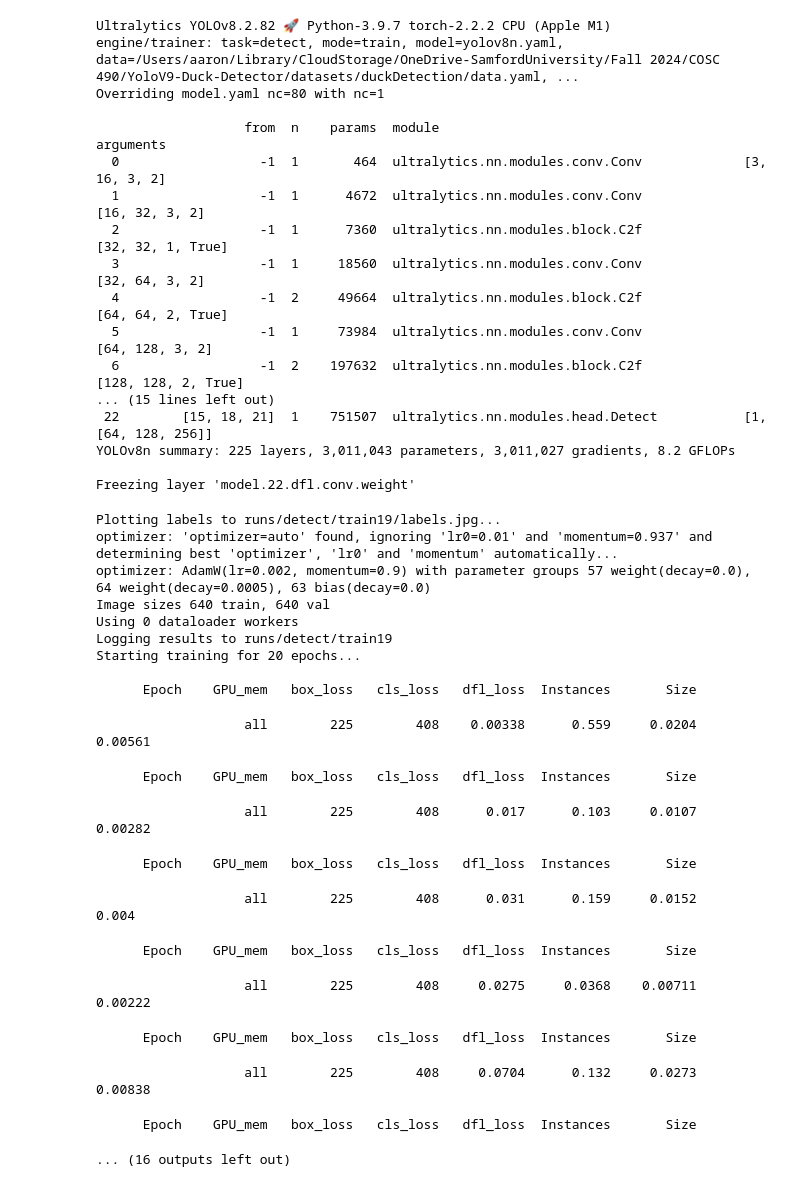
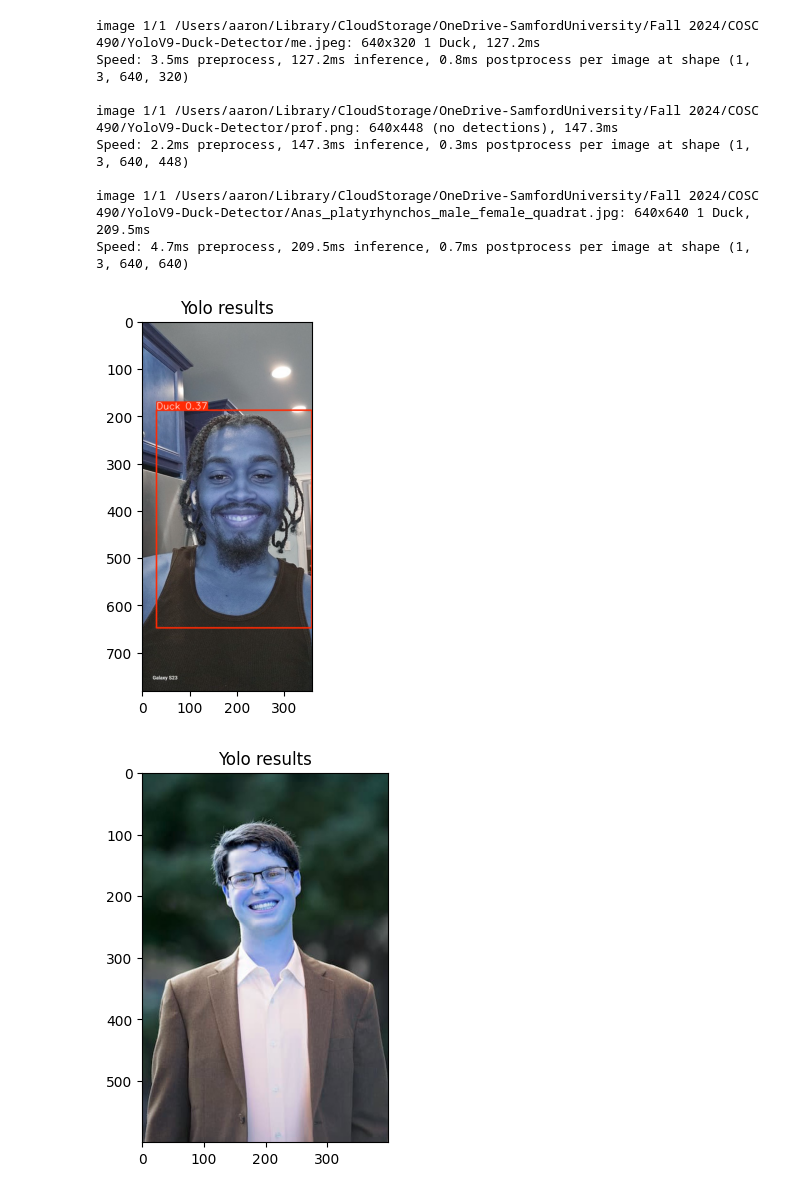
Before and after one commit to aarogill23/YoloV9-Duck-Detector, a Jupyter notebook: duckDetector.ipynb, the cells around one changed output. Saved outputs shown, nothing was run; the diff lists cells and outputs as text; code cells hidden in the pictures.

Commit message:
loaded correct model and tested against new images; displayed results

```diff
--- a/duckDetector.ipynb
+++ b/duckDetector.ipynb
@@ -1,43 +1,4 @@
 # %%
 from ultralytics import YOLO
-
-model = YOLO('yolov8n.yaml')
-results = model.train(data = "/Users/aaron/Library/CloudStorage/OneDrive-SamfordUniversity/Fall 2024/COSC 490/YoloV9-Duck-Detector/datasets/duckDetection/data.yaml", epochs=20)
+model = YOLO("/Users/aaron/Library/CloudStorage/OneDrive-SamfordUniversity/Fall 2024/COSC 490/YoloV9-Duck-Detector/runs/detect/train19/weights/best.pt")
+results = model()
-# %% [output]
-Ultralytics YOLOv8.2.82 🚀 Python-3.9.7 torch-2.2.2 CPU (Apple M1)
-engine/trainer: task=detect, mode=train, model=yolov8n.yaml, data=/Users/aaron/Library/CloudStorage/OneDrive-SamfordUniversity/Fall 2024/COSC 490/YoloV9-Duck-Detector/datasets/duckDetection/data.yaml, ...
-Overriding model.yaml nc=80 with nc=1
-
-                   from  n    params  module                                       arguments
-  0                  -1  1       464  ultralytics.nn.modules.conv.Conv             [3, 16, 3, 2]
-  1                  -1  1      4672  ultralytics.nn.modules.conv.Conv             [16, 32, 3, 2]
-  2                  -1  1      7360  ultralytics.nn.modules.block.C2f             [32, 32, 1, True]
-  3                  -1  1     18560  ultralytics.nn.modules.conv.Conv             [32, 64, 3, 2]
-  4                  -1  2     49664  ultralytics.nn.modules.block.C2f             [64, 64, 2, True]
-  5                  -1  1     73984  ultralytics.nn.modules.conv.Conv             [64, 128, 3, 2]
-  6                  -1  2    197632  ultralytics.nn.modules.block.C2f             [128, 128, 2, True]
-... (15 lines left out)
- 22        [15, 18, 21]  1    751507  ultralytics.nn.modules.head.Detect           [1, [64, 128, 256]]
-YOLOv8n summary: 225 layers, 3,011,043 parameters, 3,011,027 gradients, 8.2 GFLOPs
-
-Freezing layer 'model.22.dfl.conv.weight'
-Plotting labels to runs/detect/train19/labels.jpg...
-optimizer: 'optimizer=auto' found, ignoring 'lr0=0.01' and 'momentum=0.937' and determining best 'optimizer', 'lr0' and 'momentum' automatically...
-optimizer: AdamW(lr=0.002, momentum=0.9) with parameter groups 57 weight(decay=0.0), 64 weight(decay=0.0005), 63 bias(decay=0.0)
-Image sizes 640 train, 640 val
-Using 0 dataloader workers
-Logging results to runs/detect/train19
-Starting training for 20 epochs...
-
-      Epoch    GPU_mem   box_loss   cls_loss   dfl_loss  Instances       Size
-                   all        225        408    0.00338      0.559     0.0204    0.00561
-      Epoch    GPU_mem   box_loss   cls_loss   dfl_loss  Instances       Size
-                   all        225        408      0.017      0.103     0.0107    0.00282
-      Epoch    GPU_mem   box_loss   cls_loss   dfl_loss  Instances       Size
-                   all        225        408      0.031      0.159     0.0152      0.004
-      Epoch    GPU_mem   box_loss   cls_loss   dfl_loss  Instances       Size
-                   all        225        408     0.0275     0.0368    0.00711    0.00222
-      Epoch    GPU_mem   box_loss   cls_loss   dfl_loss  Instances       Size
-                   all        225        408     0.0704      0.132     0.0273    0.00838
-      Epoch    GPU_mem   box_loss   cls_loss   dfl_loss  Instances       Size
-... (16 outputs left out)
@@ -43,0 +8,28 @@ Starting training for 20 epochs...
+# %%
+from ultralytics import YOLO
+import matplotlib.pyplot as plt
+
+model = YOLO('runs/detect/train19/weights/best.pt')
+resultSelf = model('me.jpeg')
+resultOther = model('prof.png')
+resultDuck = model('Anas_platyrhynchos_male_female_quadrat.jpg')
+plt.imshow(resultSelf[0].plot())
+plt.title("Yolo results")
+plt.show()
+plt.imshow(resultOther[0].plot())
+plt.title("Yolo results")
+plt.show()
+plt.imshow(resultDuck[0].plot())
+plt.title("Yolo results")
+plt.show()
+# %% [output]
+image 1/1 /Users/aaron/Library/CloudStorage/OneDrive-SamfordUniversity/Fall 2024/COSC 490/YoloV9-Duck-Detector/me.jpeg: 640x320 1 Duck, 127.2ms
+Speed: 3.5ms preprocess, 127.2ms inference, 0.8ms postprocess per image at shape (1, 3, 640, 320)
+
+image 1/1 /Users/aaron/Library/CloudStorage/OneDrive-SamfordUniversity/Fall 2024/COSC 490/YoloV9-Duck-Detector/prof.png: 640x448 (no detections), 147.3ms
+Speed: 2.2ms preprocess, 147.3ms inference, 0.3ms postprocess per image at shape (1, 3, 640, 448)
+
+image 1/1 /Users/aaron/Library/CloudStorage/OneDrive-SamfordUniversity/Fall 2024/COSC 490/YoloV9-Duck-Detector/Anas_platyrhynchos_male_female_quadrat.jpg: 640x640 1 Duck, 209.5ms
+Speed: 4.7ms preprocess, 209.5ms inference, 0.7ms postprocess per image at shape (1, 3, 640, 640)
+[figure, added]
+[figure, added]
```
Also changed, not shown: parts of 2 cells of this notebook.
